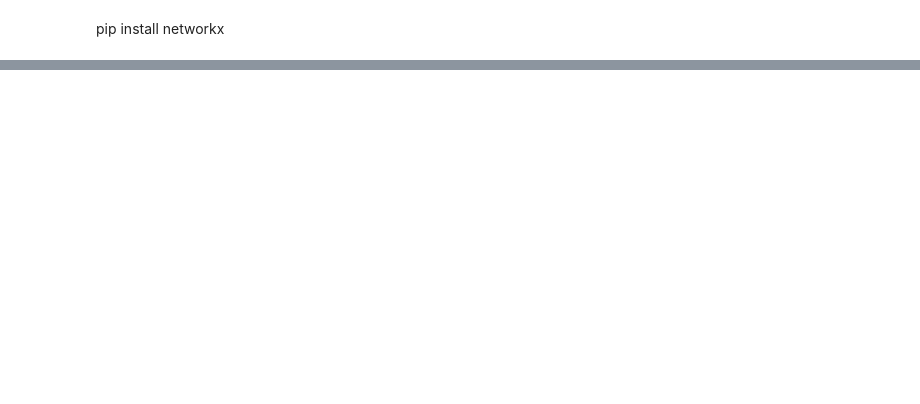
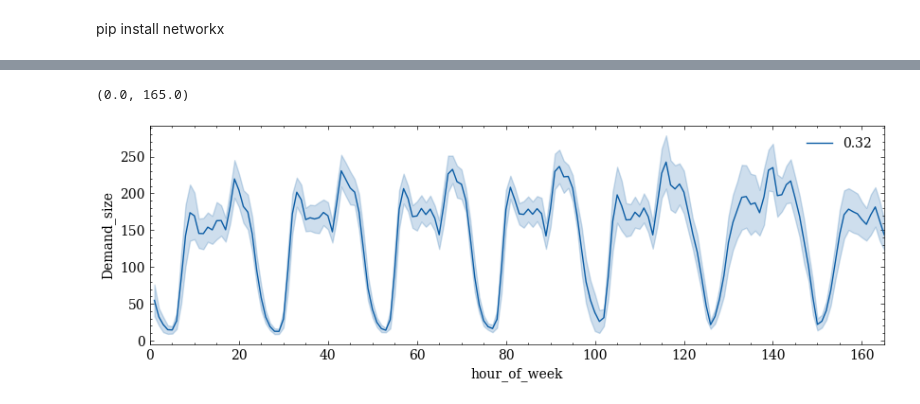
Before and after one commit to OlhaShulikaUJ/ExMAS-plotting, a Jupyter notebook: NYC DA (2016).ipynb, the cells around one changed output, grey strips where cells are left out. Cells and saved outputs as stored; diff of their text form; code cells hidden in the pictures; blank space fills up the shorter version.

```diff
--- a/NYC DA (2016).ipynb
+++ b/NYC DA (2016).ipynb
@@ -31,0 +113,11 @@ print(results[0].G.nodes._nodes)
+# %%
+import matplotlib.pyplot as plt
+fig, ax = plt.subplots(figsize = (10,3))
+df['Hour'] = df.Start_time.dt.hour
+for d in df.shared_discount.unique():
+    to_plot = df#[(df.Start_time.dt.dayofweek * 24 + (df.Start_time.dt.hour + 1))]
+    sns.lineplot(data = to_plot, x = 'hour_of_week', y = 'Demand_size', ax = ax, label = d, errorbar ='sd')
+ax.set_xlim(0,165)
+# %% [output]
+(0.0, 165.0)
+[figure, added]
```
Also changed, not shown: parts of 22 cells of this notebook.
